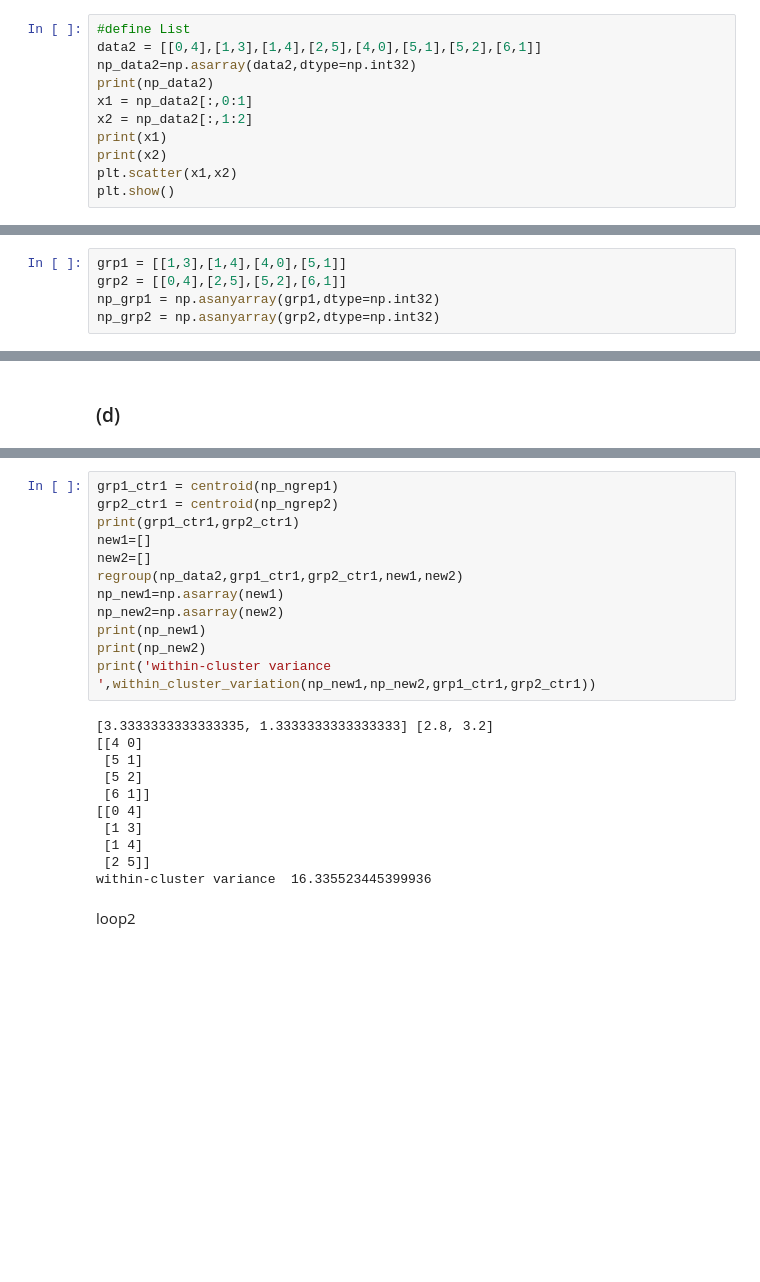
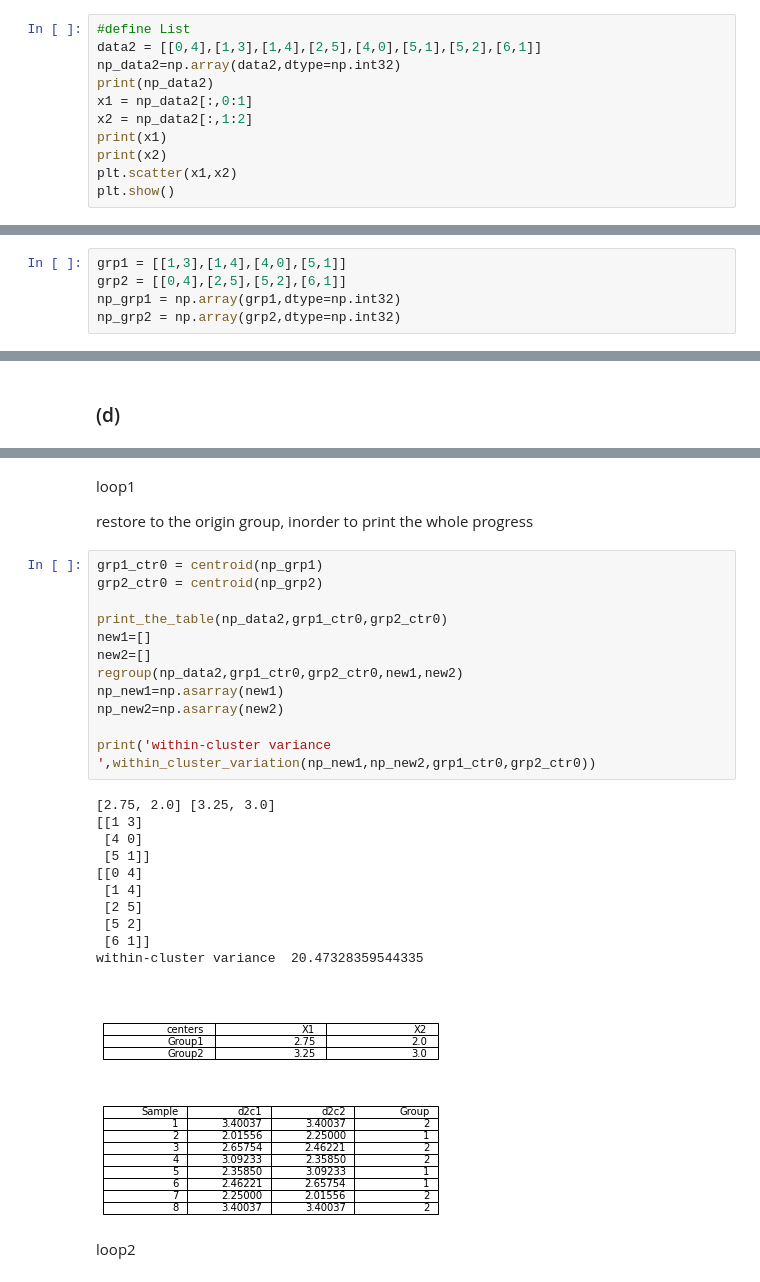
Before and after one commit to John-Lu95/MTUCourses, a Jupyter notebook: 5831DataMining/P2/Project2.ipynb, the cells around one changed output, grey strips where cells are left out. Cells and saved outputs as stored; diff of their text form; blank space fills up the shorter version.

```diff
--- a/5831DataMining/P2/Project2.ipynb
+++ b/5831DataMining/P2/Project2.ipynb
@@ -15,7 +16,7 @@ import csv
 # %%
 #define List
 data2 = [[0,4],[1,3],[1,4],[2,5],[4,0],[5,1],[5,2],[6,1]]
-np_data2=np.asarray(data2,dtype=np.int32)
+np_data2=np.array(data2,dtype=np.int32)
 print(np_data2)
 x1 = np_data2[:,0:1]
 x2 = np_data2[:,1:2]
@@ -47,8 +48,8 @@ plt.show()
 # %%
 grp1 = [[1,3],[1,4],[4,0],[5,1]]
 grp2 = [[0,4],[2,5],[5,2],[6,1]]
-np_grp1 = np.asanyarray(grp1,dtype=np.int32)
-np_grp2 = np.asanyarray(grp2,dtype=np.int32)
+np_grp1 = np.array(grp1,dtype=np.int32)
+np_grp2 = np.array(grp2,dtype=np.int32)
 # %%
 def centroid(arr):
     length = arr.shape[0]
@@ -117,26 +141,31 @@ loop1
+# %% [markdown]
+loop1
+
+restore to the origin group, inorder to print the whole progress
 # %%
-grp1_ctr1 = centroid(np_ngrep1)
-grp2_ctr1 = centroid(np_ngrep2)
-print(grp1_ctr1,grp2_ctr1)
+grp1_ctr0 = centroid(np_grp1)
+grp2_ctr0 = centroid(np_grp2)
+
+print_the_table(np_data2,grp1_ctr0,grp2_ctr0)
 new1=[]
 new2=[]
-regroup(np_data2,grp1_ctr1,grp2_ctr1,new1,new2)
+regroup(np_data2,grp1_ctr0,grp2_ctr0,new1,new2)
 np_new1=np.asarray(new1)
 np_new2=np.asarray(new2)
-print(np_new1)
-print(np_new2)
-print('within-cluster variance ',within_cluster_variation(np_new1,np_new2,grp1_ctr1,grp2_ctr1))
+
+print('within-cluster variance ',within_cluster_variation(np_new1,np_new2,grp1_ctr0,grp2_ctr0))
 # %% [output]
-[3.3333333333333335, 1.3333333333333333] [2.8, 3.2]
-[[4 0]
- [5 1]
+[2.75, 2.0] [3.25, 3.0]
+[[1 3]
+ [4 0]
+ [5 1]]
+[[0 4]
+ [1 4]
+ [2 5]
  [5 2]
  [6 1]]
-[[0 4]
- [1 3]
- [1 4]
- [2 5]]
-within-cluster variance  16.335523445399936
+within-cluster variance  20.47328359544335
+[figure, added]
 # %% [markdown]
 loop2
 # %%
```
Also changed, not shown: parts of 20 cells of this notebook, 5 other files.
